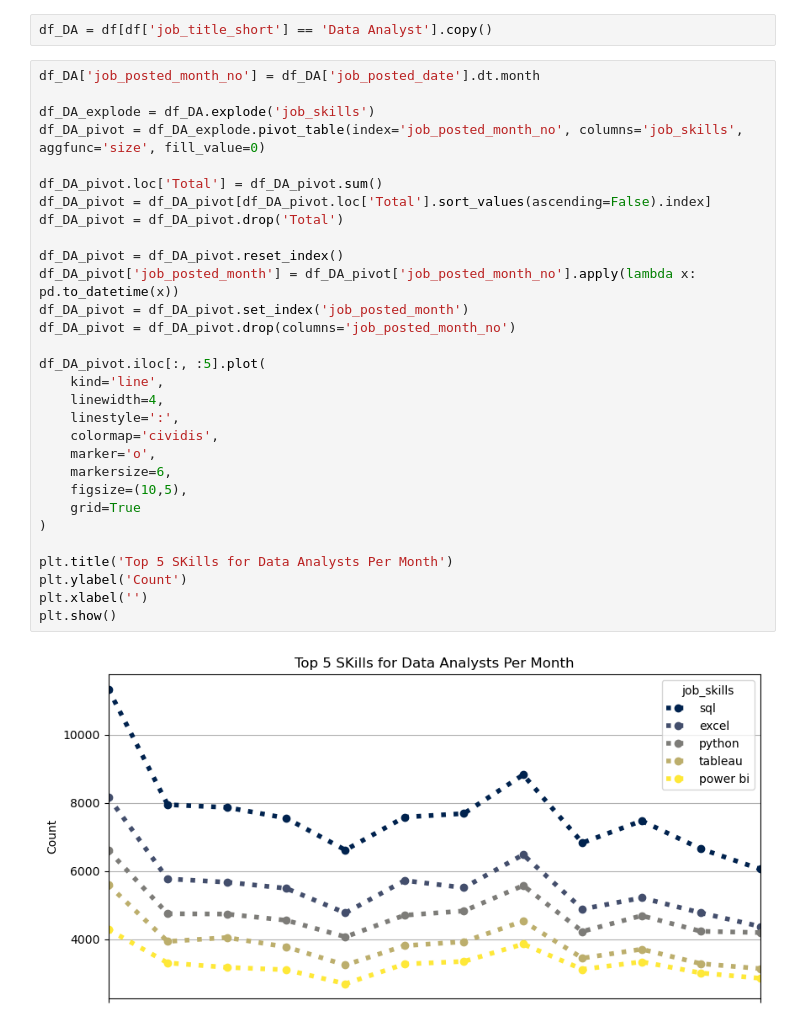
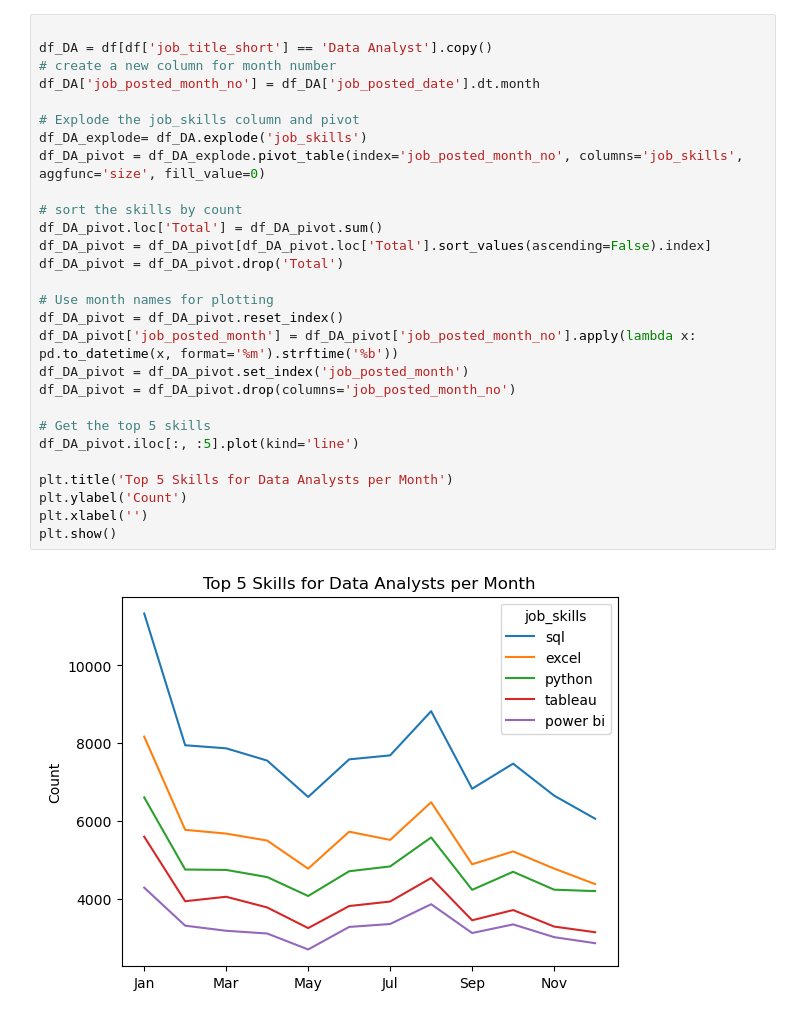
Before and after one commit to Brandon-m-Y/python_data_projects, a Jupyter notebook: Data_Analytics_Python/python_advanced/matplotlib_advanced_customization.ipynb, the cells around one changed output. Saved outputs shown, nothing was run; the diff lists cells and outputs as text.

```diff
--- a/Data_Analytics_Python/python_advanced/matplotlib_advanced_customization.ipynb
+++ b/Data_Analytics_Python/python_advanced/matplotlib_advanced_customization.ipynb
@@ -12,35 +15,31 @@ df["job_posted_date"] = pd.to_datetime(df["job_posted_date"])
 df['job_skills'] = df['job_skills'].apply(lambda x: ast.literal_eval(x) if pd.notna(x) else x)
-# %%
-df_DA = df[df['job_title_short'] == 'Data Analyst'].copy()
 # %%
+
+df_DA = df[df['job_title_short'] == 'Data Analyst'].copy()
+# create a new column for month number
 df_DA['job_posted_month_no'] = df_DA['job_posted_date'].dt.month
 
-df_DA_explode = df_DA.explode('job_skills')
-df_DA_pivot = df_DA_explode.pivot_table(index='job_posted_month_no', columns='job_skills', aggfunc='size', fill_value=0)
+# Explode the job_skills column and pivot
+df_DA_explode= df_DA.explode('job_skills')
+df_DA_pivot = df_DA_explode.pivot_table(index='job_posted_month_no', columns='job_skills',  aggfunc='size', fill_value=0)
 
+# sort the skills by count
 df_DA_pivot.loc['Total'] = df_DA_pivot.sum()
 df_DA_pivot = df_DA_pivot[df_DA_pivot.loc['Total'].sort_values(ascending=False).index]
 df_DA_pivot = df_DA_pivot.drop('Total')
 
+# Use month names for plotting
 df_DA_pivot = df_DA_pivot.reset_index()
-df_DA_pivot['job_posted_month'] = df_DA_pivot['job_posted_month_no'].apply(lambda x: pd.to_datetime(x))
+df_DA_pivot['job_posted_month'] = df_DA_pivot['job_posted_month_no'].apply(lambda x: pd.to_datetime(x, format='%m').strftime('%b'))
 df_DA_pivot = df_DA_pivot.set_index('job_posted_month')
 df_DA_pivot = df_DA_pivot.drop(columns='job_posted_month_no')
 
-df_DA_pivot.iloc[:, :5].plot(
-    kind='line',
-    linewidth=4,
-    linestyle=':',
-    colormap='cividis',
-    marker='o',
-    markersize=6,
-    figsize=(10,5),
-    grid=True
-)
+# Get the top 5 skills
+df_DA_pivot.iloc[:, :5].plot(kind='line')
 
-plt.title('Top 5 SKills for Data Analysts Per Month')
+plt.title('Top 5 Skills for Data Analysts per Month')
 plt.ylabel('Count')
 plt.xlabel('')
 plt.show()
 # %% [output]
-[figure, old version]
+[figure, new version]
```
Also changed, not shown: parts of 10 cells of this notebook, 12 other files.
